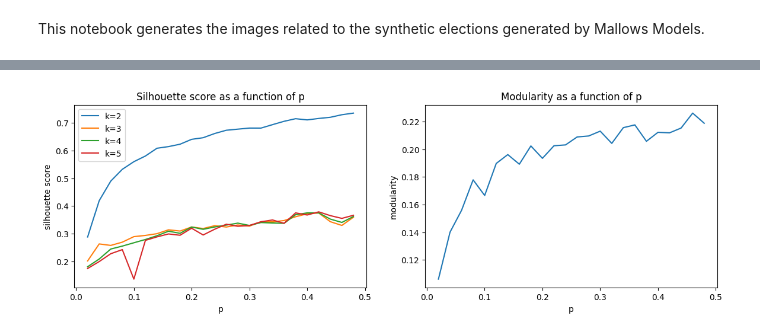
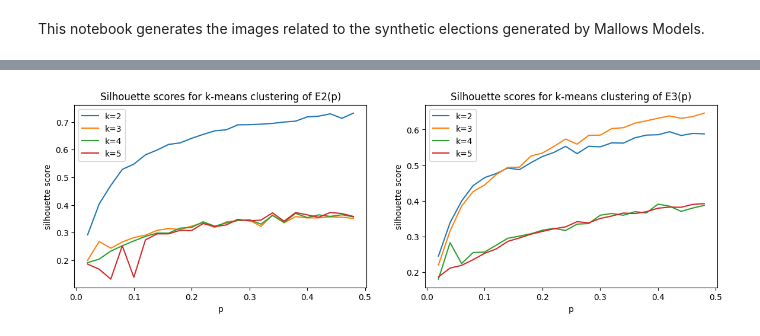
Before and after one commit to mggg/ballot-clustering, a Jupyter notebook: Supplemental material/Mallows.ipynb, the cells around one changed output, grey strips where cells are left out. Drawn from its saved outputs; the diff is of its cells as text; code cells hidden in the pictures.

```diff
--- a/Supplemental material/Mallows.ipynb
+++ b/Supplemental material/Mallows.ipynb
@@ -67,0 +48,6 @@ M3 = Mod_scores(E3)
+# %%
+# display MDS plots a high (p=0.02) middle (p=.1) and low dispersion (p=.5) cases
+for p in [0.02, .1, 0.5]:
+    for n in [1,2,3]:
+        E, C = E_Mal(n,p)
+        Ballot_MDS_plot(E, C, threshold = 1, filename=f'E{n}_p{int(p*100)}.png')
@@ -112,9 +82,0 @@ plt.show()
-# %%
-for k in range(2,6):
-    plt.plot(p_range, [sil_scores[k] for sil_scores in sil], label=f'k={k}')
-plt.xlabel('p')
-plt.ylabel('silhouette score')
-plt.title('Silhouette score as a function of p')
-plt.legend()
-#plt.savefig('Silhouette_vs_p.jpg')
-plt.show()
@@ -123,26 +106,24 @@ plt.show()
 # %%
-# Display the previous two plots side by side
-# Create a figure with two subplots side-by-side
+# Display the Silhouette plots of E2 and E3 side by side
 fig, axs = plt.subplots(1, 2, figsize=(14, 4))
 
 # FIRST PLOT
-axs[1].plot(p_range, mod)
-axs[1].set_xlabel('p')
-axs[1].set_ylabel('modularity')
-axs[1].set_title('Modularity as a function of p')
+for k in range(2, 6):
+    axs[0].plot(p_range, [sil_scores[k] for sil_scores in sil_E2], label=f'k={k}')
+axs[0].set_xlabel('p')
+axs[0].set_ylabel('silhouette score')
+axs[0].set_title('Silhouette scores for k-means clustering of E2(p)')
+axs[0].legend()
 
 # SECOND PLOT
 for k in range(2, 6):
-    axs[0].plot(p_range, [sil_scores[k] for sil_scores in sil], label=f'k={k}')
-axs[0].set_xlabel('p')
-axs[0].set_ylabel('silhouette score')
-axs[0].set_title('Silhouette score as a function of p')
-axs[0].legend()
+    axs[1].plot(p_range, [sil_scores[k] for sil_scores in sil_E3], label=f'k={k}')
+axs[1].set_xlabel('p')
+axs[1].set_ylabel('silhouette score')
+axs[1].set_title('Silhouette scores for k-means clustering of E3(p)')
+axs[1].legend()
 
-# Save the figure to a file
-#plt.savefig('Mod_Sil.png')
-
-# Show the plots
+plt.savefig('Sil_p.png', dpi = 300)
 plt.show()
 # %% [output]
-[figure, old version]
+[figure, new version]
```
Also changed, not shown: parts of 15 cells of this notebook, 11 other files.
